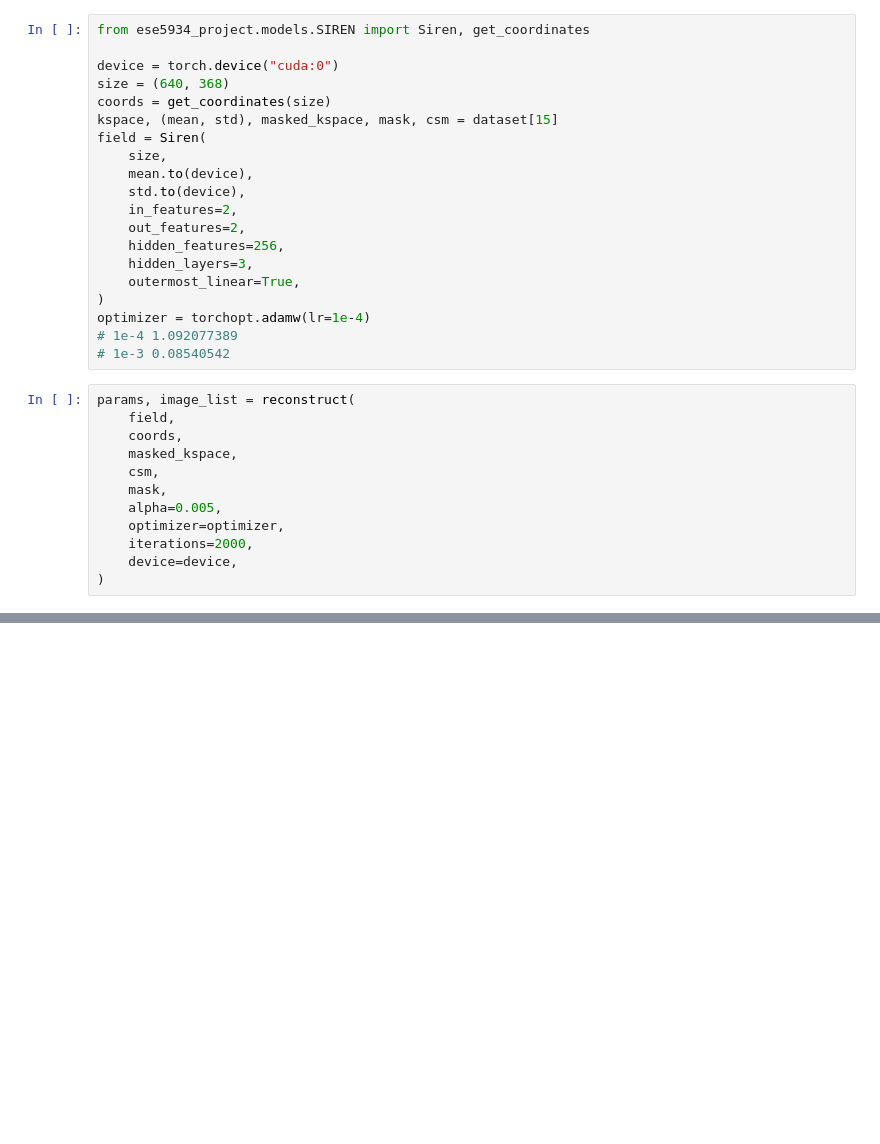
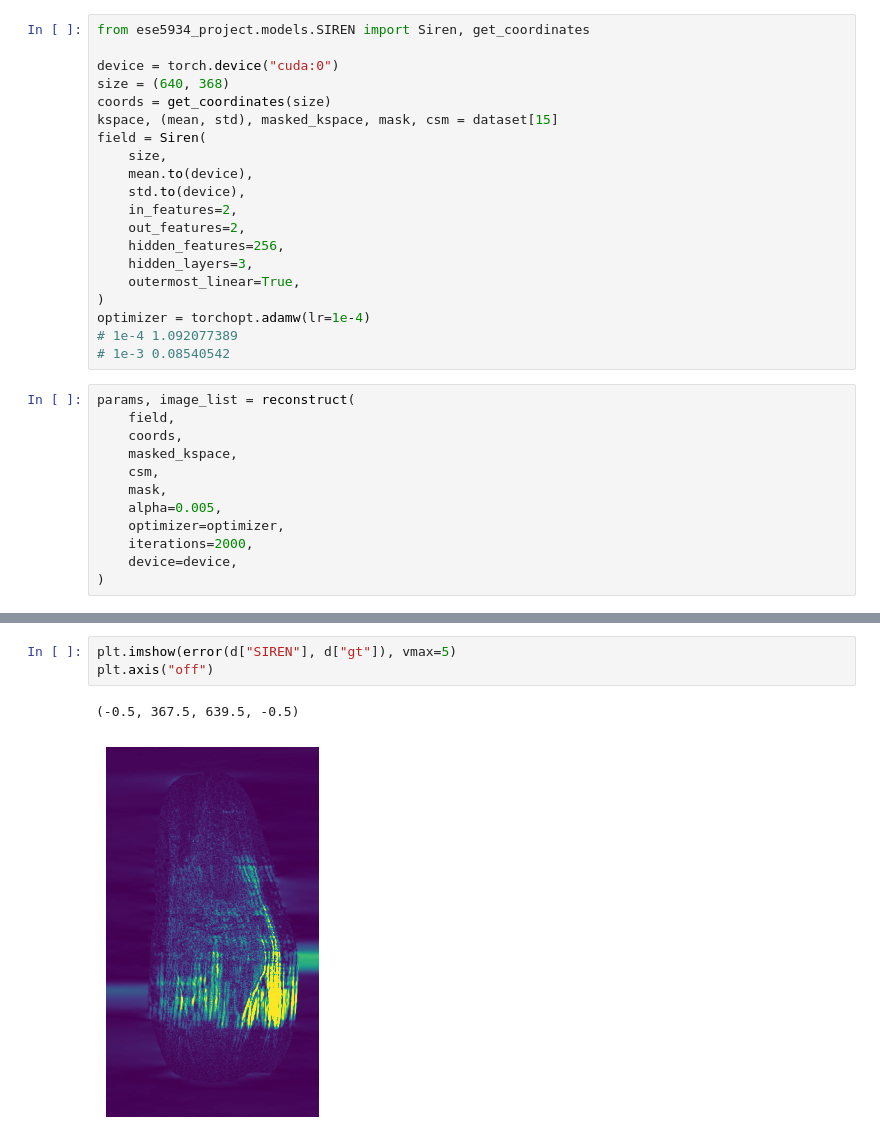
Before and after one commit to gRox167/ese5934_project, a Jupyter notebook: framework.ipynb, the cells around one changed output, grey strips where cells are left out. Drawn from its saved outputs; the diff is of its cells as text; blank space fills up the shorter version.

```diff
--- a/framework.ipynb
+++ b/framework.ipynb
@@ -205,0 +223,6 @@ params, image_list = reconstruct(
+# %%
+plt.imshow(error(d["SIREN"], d["gt"]), vmax=5)
+plt.axis("off")
+# %% [output]
+(-0.5, 367.5, 639.5, -0.5)
+[figure, added]
```
Also changed, not shown: parts of 10 cells of this notebook, 8 other files.
